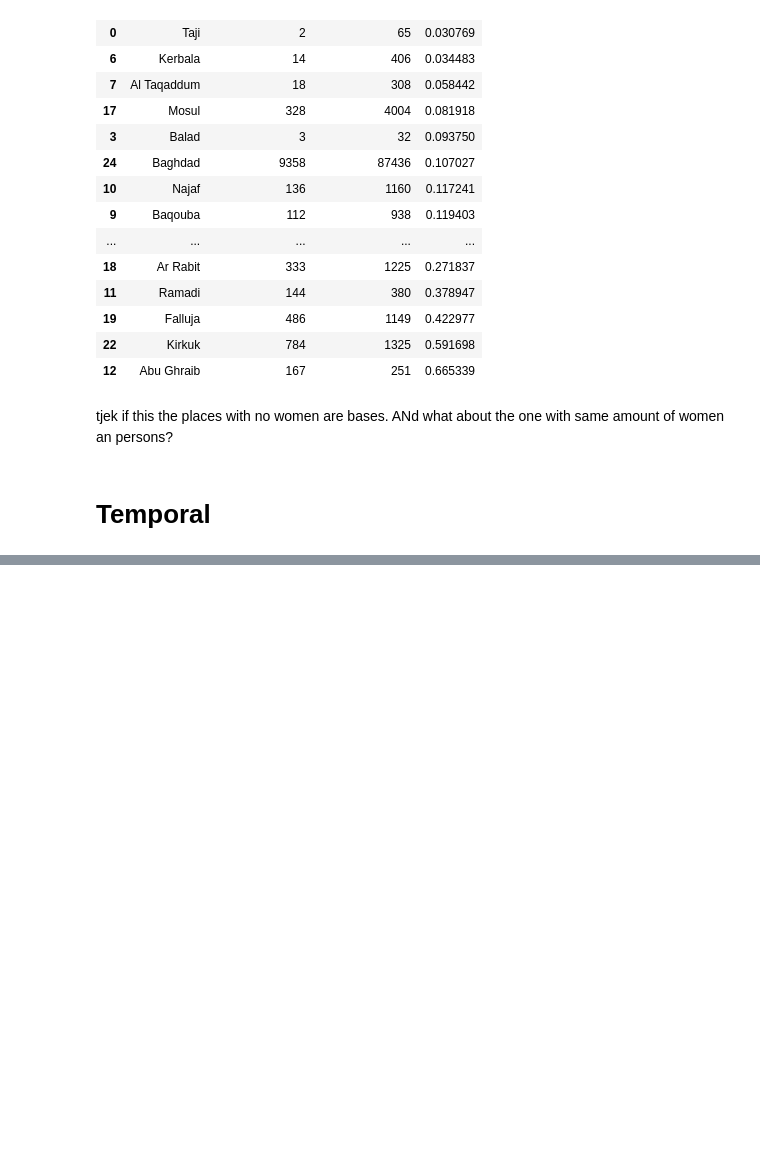
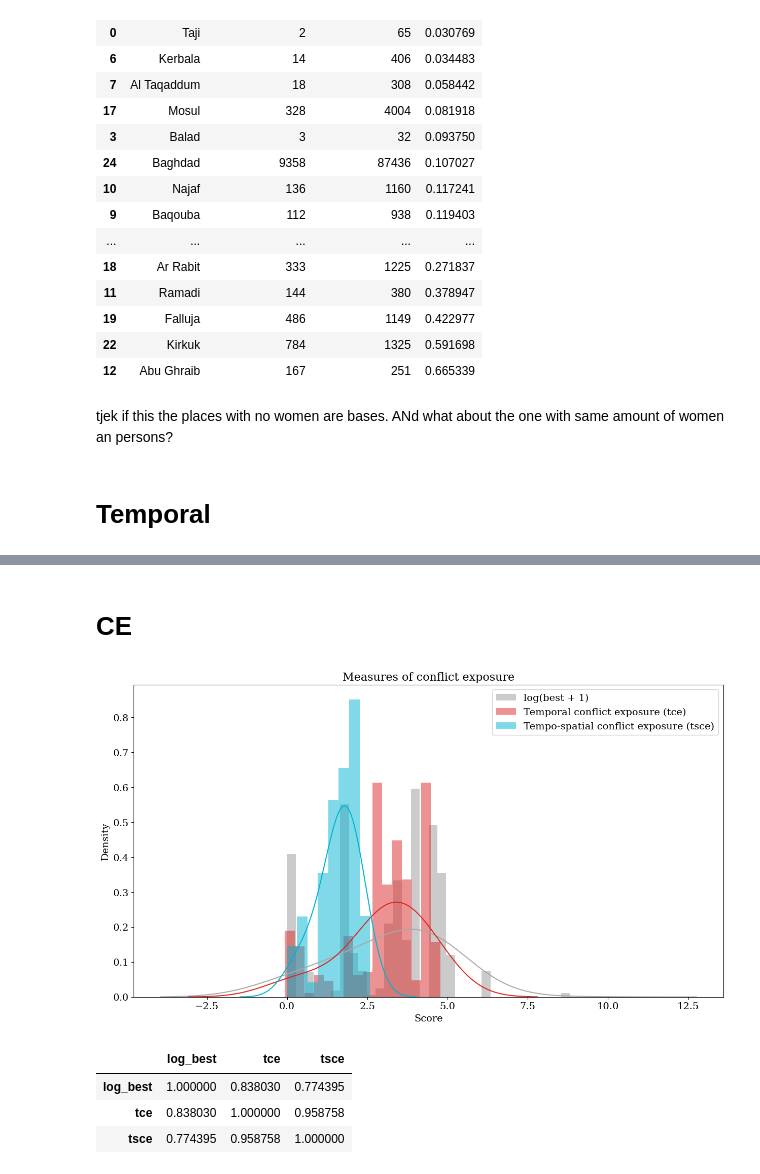
Before and after one commit to Polichinel/Detectron2, a Jupyter notebook: viz/viz_maps.ipynb, the cells around one changed output, grey strips where cells are left out. Saved outputs shown, nothing was run; the diff lists cells and outputs as text; code cells hidden in the pictures; blank space fills up the shorter version.

```diff
--- a/viz/viz_maps.ipynb
+++ b/viz/viz_maps.ipynb
@@ -610,0 +611,38 @@ plot_temporal_features()
+# %% [markdown]
+# CE
+# %%
+plt.figure(figsize = [15,8])
+
+sns.kdeplot(bodies_df['log_best'].values, color = 'darkgray', bw_method = 0.8)
+plt.hist(bodies_df['log_best'].values, color = 'darkgray', density = True, alpha = 0.6, bins = 32, label = 'log(best + 1)')
+
+sns.kdeplot(bodies_df['tce'].values, color = '#dd2726', bw_method = 0.8)
+plt.hist(bodies_df['tce'].values, color = '#dd2726', density = True, alpha = 0.5, bins = 16, label = 'Temporal conflict exposure (tce)')
+
+sns.kdeplot(bodies_df['tsce'].values, color = '#00b5d4', bw_method = 0.8)
+plt.hist(bodies_df['tsce'].values, color = '#00b5d4', density = True, alpha = 0.5, bins = 8, label = 'Tempo-spatial conflict exposure (tsce)')
+
+plt.title('Measures of conflict exposure', fontsize = 16)
+
+plt.ylabel('Density', fontsize = 14)
+plt.yticks(fontsize = 14)
+
+plt.xlabel('Score', fontsize = 14)
+plt.xticks(fontsize = 14)
+
+plt.legend(fontsize = 14)
+
+
+fig_path = f'/home/simon/Documents/Bodies/figures/maps/introducing/exposure_dist.png'
+plt.savefig(fig_path, bbox_inches="tight")
+
+plt.show()
+# %% [output]
+[figure, added]
+# %%
+bodies_df[['log_best', 'tce', 'tsce']].corr()
+# %% [output]
+|  | log_best | tce | tsce |
+| log_best | 1.000000 | 0.838030 | 0.774395 |
+| tce | 0.838030 | 1.000000 | 0.958758 |
+| tsce | 0.774395 | 0.958758 | 1.000000 |
```
Also changed, not shown: parts of 6 cells of this notebook, 1 other file.
